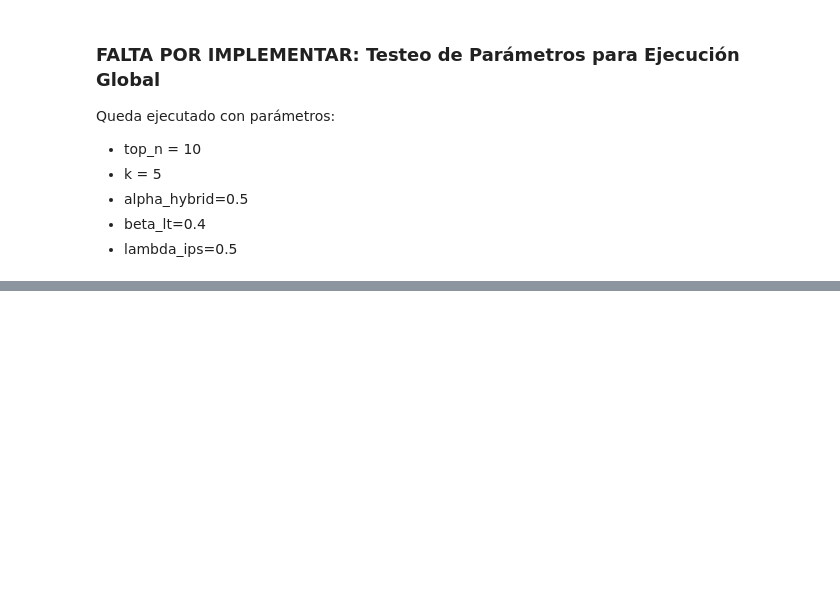
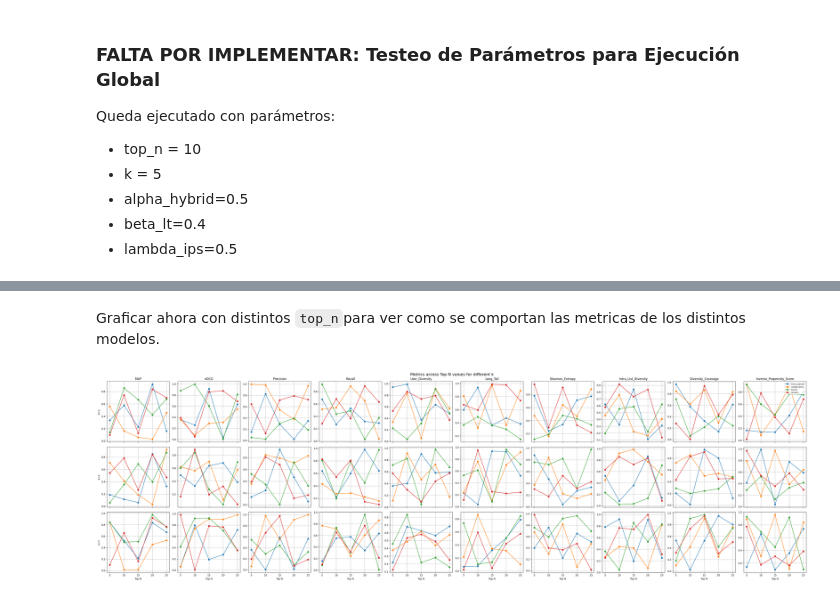
Before and after one commit to ferperezh/IIC3633_ProyectoMetricaDiversidad, a Jupyter notebook: musica_metrica_diversidad.ipynb, the cells around one changed output, grey strips where cells are left out. Saved outputs shown, nothing was run; the diff lists cells and outputs as text; code cells hidden in the pictures; blank space fills up the shorter version.

Commit message:
graficos top_n con distintos k

```diff
--- a/musica_metrica_diversidad.ipynb
+++ b/musica_metrica_diversidad.ipynb
@@ -1262,0 +1333,52 @@ DataFrame de resultados guardado en 'global_metrics_results.csv'
+# %% [markdown]
+Graficar ahora con distintos `top_n`para ver como se comportan las metricas de los distintos modelos.
+# %%
+# Actualización de los modelos
+models = ['most_popular', 'collaborative', 'hybrid', 'random']
+metrics = ['MAP', 'nDCG', 'Precision', 'Recall', 'User_Diversity', 'Long_Tail', 'Shannon_Entropy',
+           'Intra_List_Diversity', 'Diversity_Coverage', 'Inverse_Propensity_Score']
+top_n_list = [5, 10, 15, 20, 25]
+k_category_list = [3, 5, 7]
+
+# Crear datos simulados nuevamente para incluir los modelos actualizados
+data = []
+for model in models:
+    for k in k_category_list:
+        for top_n in top_n_list:
+            values = np.random.rand(len(metrics))
+            data.append([model, k, top_n] + list(values))
+
+# Crear DataFrame actualizado
+columns = ['model', 'k', 'top_n'] + metrics
+df = pd.DataFrame(data, columns=columns)
+
+# Crear figura con filas como k y columnas como métricas
+fig, axes = plt.subplots(len(k_category_list), len(metrics), figsize=(40, 12), sharex=True, sharey=False)
+fig.suptitle("Metrics across Top N values for different k", fontsize=16)
+
+for i, k in enumerate(k_category_list):
+    df_k = df[df['k'] == k]  # Filtrar por k
+
+    for j, metric in enumerate(metrics):
+        ax = axes[i, j]
+        for model in models:
+            df_model = df_k[df_k['model'] == model]
+            ax.plot(df_model['top_n'], df_model[metric], label=model, marker='o')
+
+        if i == 0:  # Títulos de las columnas (métricas)
+            ax.set_title(metric)
+
+        if j == 0:  # Etiquetas para cada fila (k)
+            ax.set_ylabel(f"k={k}")
+
+        ax.grid(True)
+        if i == len(k_category_list) - 1:  # Etiqueta del eje X solo en la última fila
+            ax.set_xlabel("Top N")
+
+        if i == 0 and j == len(metrics) - 1:  # Solo una vez, agregar leyenda
+            ax.legend(loc='upper right', fontsize=8)
+
+plt.tight_layout()
+plt.show()
+# %% [output]
+[figure, added]
```
Also changed, not shown: parts of 16 cells of this notebook.
